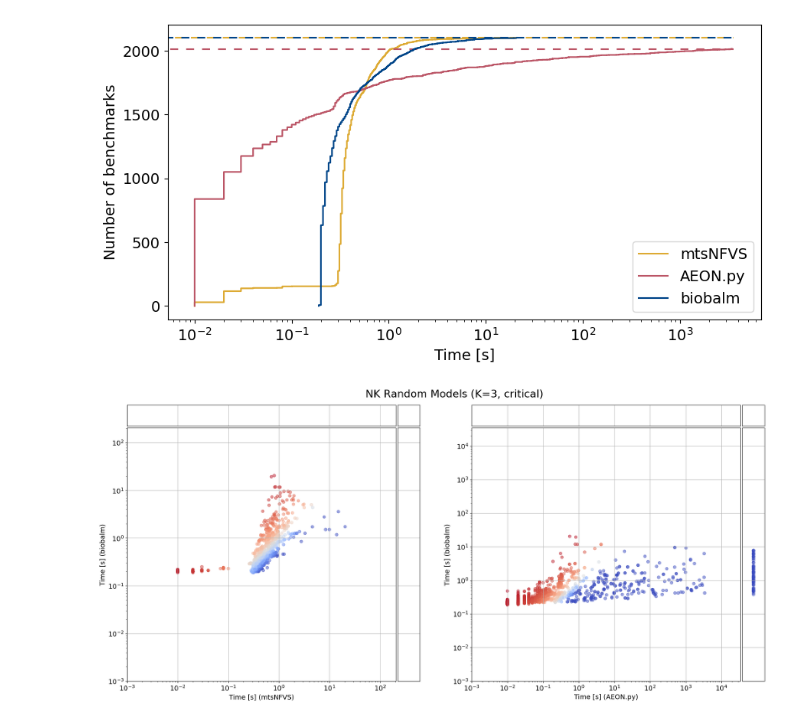
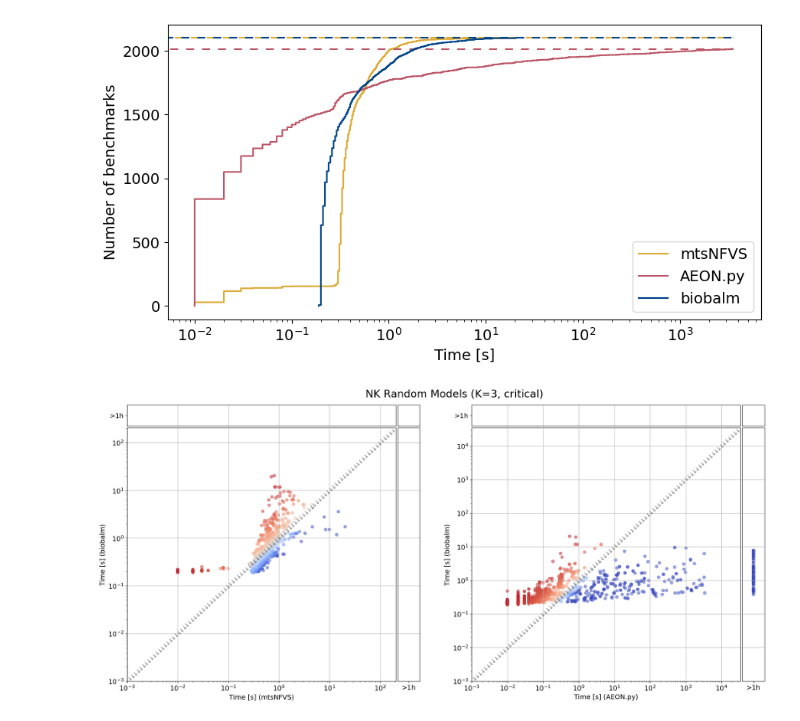
Before and after one commit to jcrozum/balm-analysis, a Jupyter notebook: analysis/benchmark_plots.ipynb, the cells around one changed output. Cells and saved outputs as stored; diff of their text form; code cells hidden in the pictures.

Commit message:
added dividing line to plot and timeout labels

```diff
--- a/analysis/benchmark_plots.ipynb
+++ b/analysis/benchmark_plots.ipynb
@@ -185,6 +185,16 @@ def plot_scatter(dirs, fnames, title=""):
         axd["BothRan"].set_ylabel("Time [s] (biobalm)", fontsize=14)
         axd["BothRan"].tick_params(labelsize=14, gridOn=True)
 
+        boundary_pts = np.logspace(np.log10(tmin), np.log10(tmax), 100)
+        axd["BothRan"].plot(
+            boundary_pts,
+            boundary_pts,
+            color="black",
+            linestyle="",
+            marker=r"$\searrow$",
+            alpha=0.25,
+        )
+
         axd["BBTimeout"].scatter(
             t[t_bb == float("inf")],
             0 * t[t_bb == float("inf")],
@@ -203,6 +213,9 @@ def plot_scatter(dirs, fnames, title=""):
             tick2On=False,
         )
         axd["BBTimeout"].tick_params(axis="x", gridOn=True)
+        axd["BBTimeout"].tick_params(axis="y", tick1On=True, labelleft=True)
+        axd["BBTimeout"].set_yticks([0])
+        axd["BBTimeout"].set_yticklabels([">1h"], fontsize=14)
 
         axd["CompTimeout"].scatter(
             0 * t_bb[t == float("inf")],
@@ -220,31 +233,34 @@ def plot_scatter(dirs, fnames, title=""):
             labelleft=False,
             tick1On=False,
             tick2On=False,
         )
         axd["CompTimeout"].tick_params(axis="y", gridOn=True)
+        axd["CompTimeout"].tick_params(axis="x", tick1On=True, labelbottom=True)
+        axd["CompTimeout"].set_xticks([0])
+        axd["CompTimeout"].set_xticklabels([">1h"], fontsize=14)
 
         axd["BothTimeout"].scatter(
             0 * t_bb[(t == float("inf")) & (t_bb == float("inf"))],
             0 * t_bb[(t == float("inf")) & (t_bb == float("inf"))],
             norm=CenteredNorm(vcenter=0, halfrange=0.5),
             c=0 * t_bb[(t == float("inf")) & (t_bb == float("inf"))],
             cmap="coolwarm_r",
             alpha=0.5,
         )
         axd["BothTimeout"].tick_params(
             which="both",
             labelbottom=False,
             labelleft=False,
             tick1On=False,
             tick2On=False,
         )
 
         afig.subplots_adjust(hspace=0.0135, wspace=0.0135)
 
     fig.subplots_adjust(bottom=0.08, left=0.05)
     fig.suptitle(title, fontsize=22, y=0.925)
 
 
 plot_scatter(results_dirs, nk3_fnames, title="NK Random Models (K=3, critical)")
 # %% [output]
-[figure, old version]
+[figure, new version]
```
